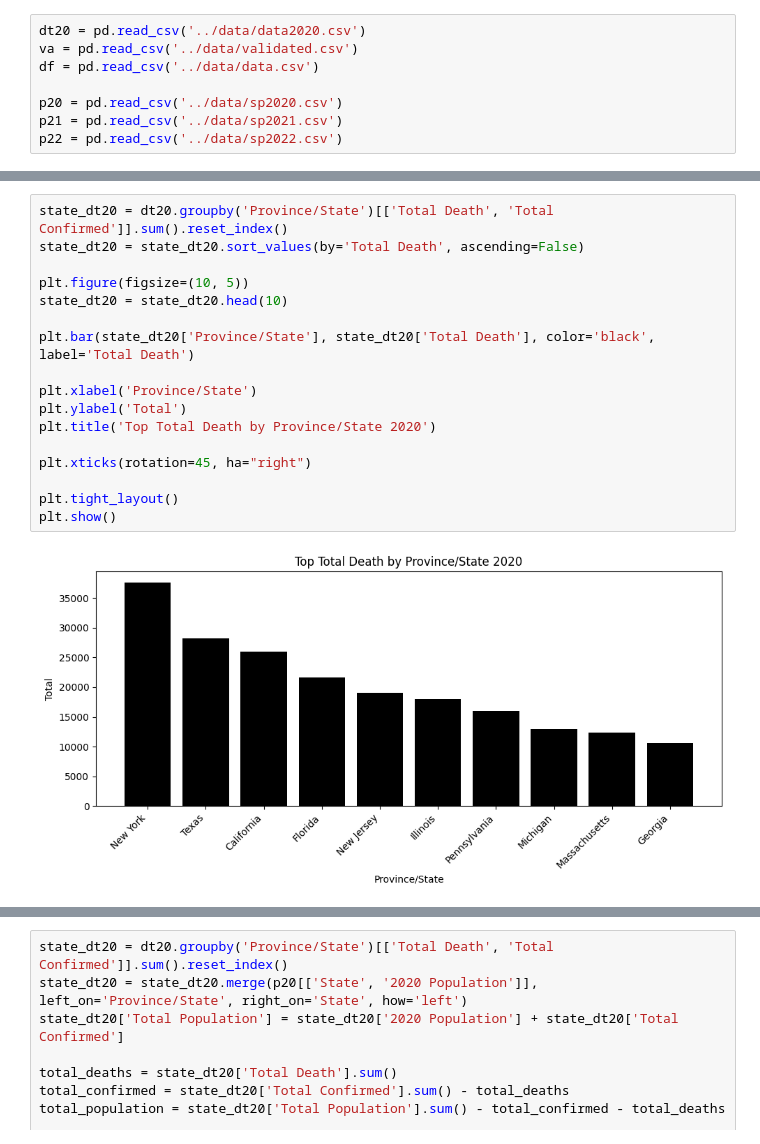
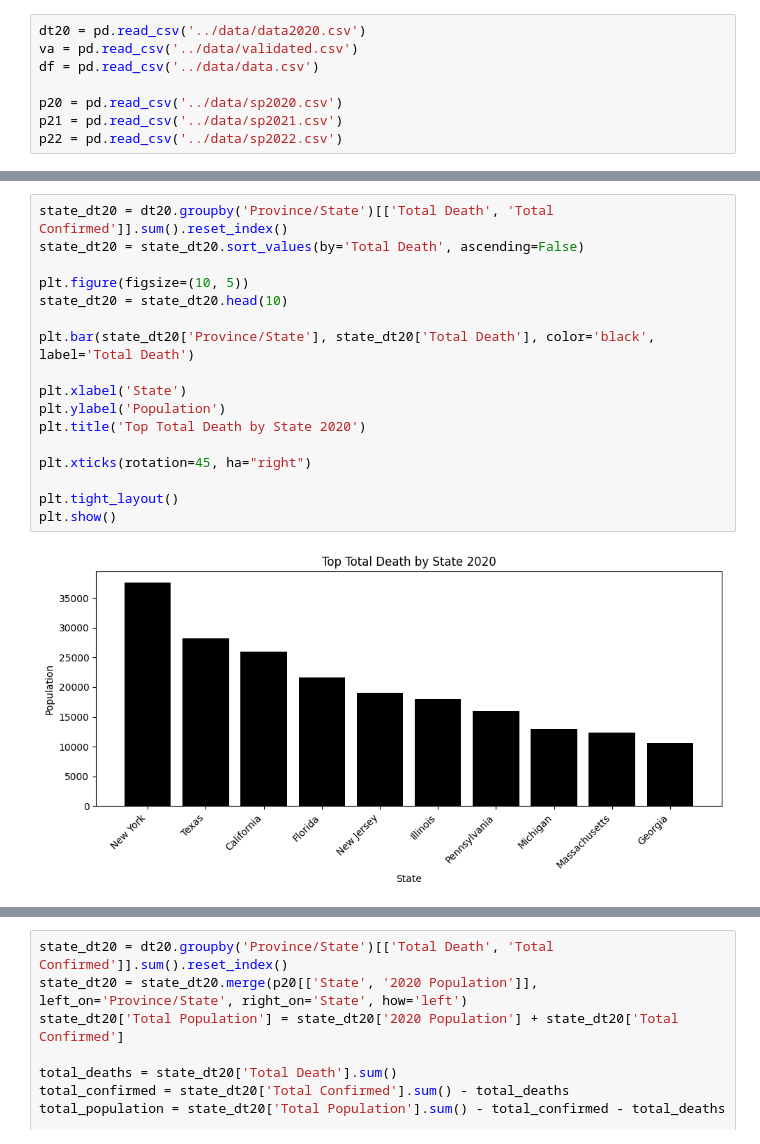
Before and after one commit to AppleBoiy/cs203-c19-analysis, a Jupyter notebook: code/ranking.ipynb, the cells around one changed output, grey strips where cells are left out. Cells and saved outputs as stored; diff of their text form.

```diff
--- a/code/ranking.ipynb
+++ b/code/ranking.ipynb
@@ -34,22 +34,22 @@ plt.show()
 # %%
 state_dt20 = dt20.groupby('Province/State')[['Total Death', 'Total Confirmed']].sum().reset_index()
 state_dt20 = state_dt20.sort_values(by='Total Death', ascending=False)
 
 plt.figure(figsize=(10, 5))
 state_dt20 = state_dt20.head(10)
 
 plt.bar(state_dt20['Province/State'], state_dt20['Total Death'], color='black', label='Total Death')
 
-plt.xlabel('Province/State')
-plt.ylabel('Total')
-plt.title('Top Total Death by Province/State 2020')
+plt.xlabel('State')
+plt.ylabel('Population')
+plt.title('Top Total Death by State 2020')
 
 plt.xticks(rotation=45, ha="right")
 
 plt.tight_layout()
 plt.show()
 # %% [output]
-[figure, old version]
+[figure, new version]
 # %%
 state_dt20 = dt20.groupby('Province/State')[['Total Death', 'Total Confirmed']].sum().reset_index()
 state_dt20 = state_dt20.sort_values(by='Total Confirmed', ascending=False)
```
Also changed, not shown: parts of 8 cells of this notebook.
